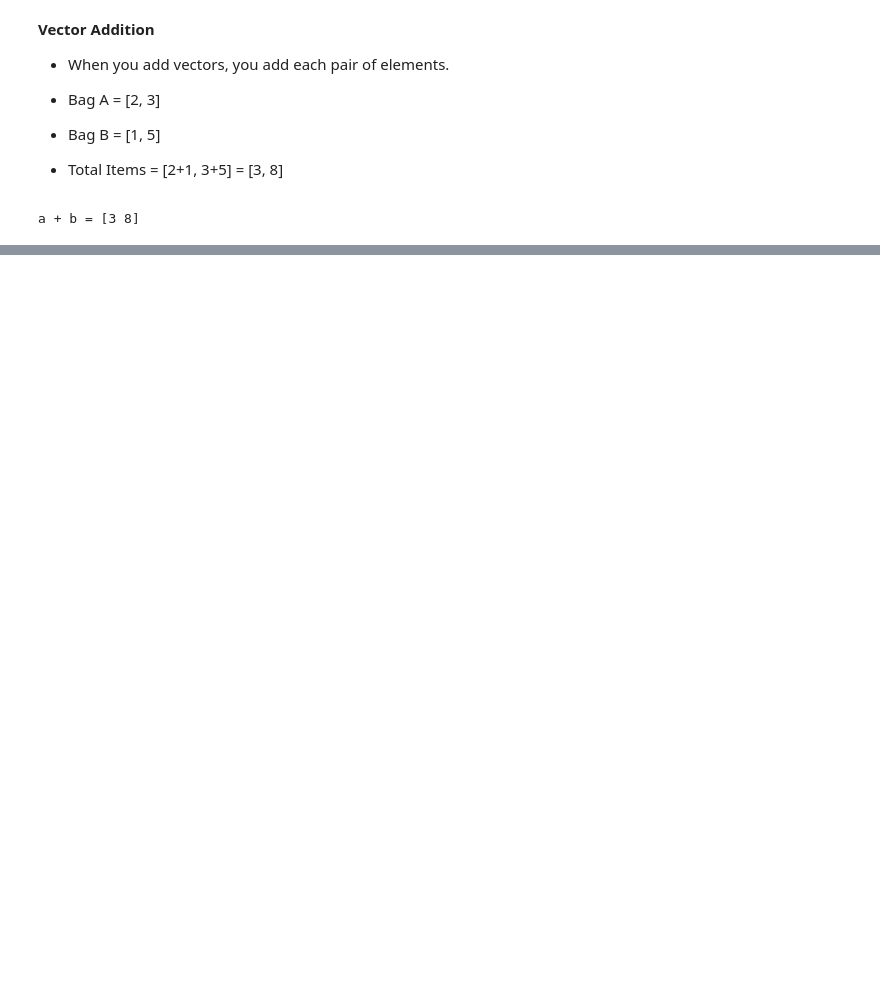
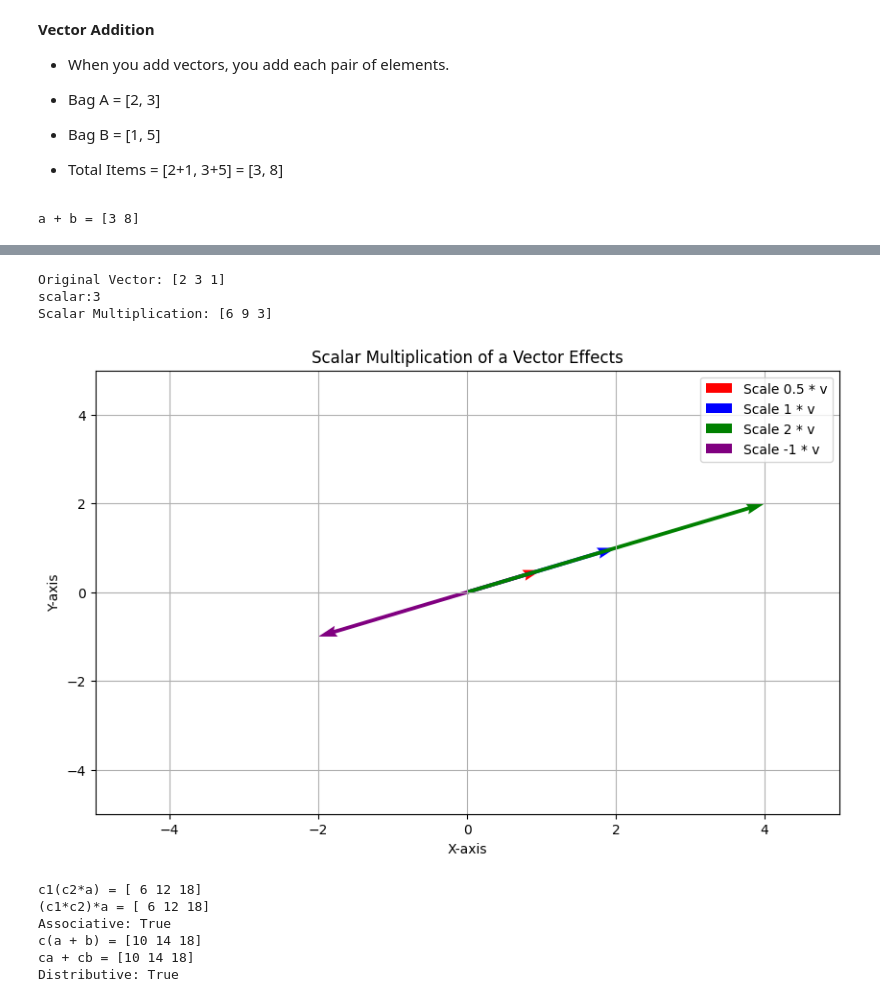
Before and after one commit to DuoDduo/AI-fellowship-module-2, a Jupyter notebook: working_with_numpy/linear_algebra.ipynb, the cells around one changed output, grey strips where cells are left out. Drawn from its saved outputs; the diff is of its cells as text; code cells hidden in the pictures; blank space fills up the shorter version.

```diff
--- a/working_with_numpy/linear_algebra.ipynb
+++ b/working_with_numpy/linear_algebra.ipynb
@@ -70,0 +132,63 @@ print(f"a + b: {vector_sum}")
+# %%
+# scalar multiplication
+vector = np.array([2, 3, 1])
+scalar = 3
+
+scalar_vector = scalar * vector
+print(f"Original Vector: {vector}")
+print(f"scalar:{scalar}")
+print(f"Scalar Multiplication: {scalar_vector}")
+
+# geometric interpretation in 2D
+original_2d = np.array([2, 1])
+scales = [0.5, 1, 2, -1]
+
+
+plt.figure(figsize = (10, 6))
+colors = ["red", "blue", "green", "purple"]
+
+for i, scale in enumerate(scales):
+    scaled_vector = scale * original_2d
+    plt.quiver(0, 0, scaled_vector[0], scaled_vector[1], angles='xy', scale_units='xy', scale=1,
+               color=colors[i], label=f'Scale {scale} * v', width = 0.005)
+
+
+plt.xlim(-5, 5)
+plt.ylim(-5, 5)
+plt.grid(True)
+plt.title('Scalar Multiplication of a Vector Effects')
+plt.xlabel('X-axis')
+plt.ylabel('Y-axis')
+plt.legend()
+plt.show()
+# %% [output]
+Original Vector: [2 3 1]
+scalar:3
+Scalar Multiplication: [6 9 3]
+[figure, added]
+# %%
+
+# Properties of scalar multiplication
+a = np.array([1, 2, 3])
+c1, c2 = 2, 3
+
+# Associative: c1(c2*a) = (c1*c2)*a
+left = c1 * (c2 * a)
+right = (c1 * c2) * a
+print(f"c1(c2*a) = {left}")
+print(f"(c1*c2)*a = {right}")
+print(f"Associative: {np.array_equal(left, right)}")
+
+# Distributive over vector addition: c(a + b) = ca + cb
+left = c1 * (a + b)
+right = c1 * a + c1 * b
+print(f"c(a + b) = {left}")
+print(f"ca + cb = {right}")
+print(f"Distributive: {np.array_equal(left, right)}")
+# %% [output]
+c1(c2*a) = [ 6 12 18]
+(c1*c2)*a = [ 6 12 18]
+Associative: True
+c(a + b) = [10 14 18]
+ca + cb = [10 14 18]
+Distributive: True
```
Also changed, not shown: parts of 69 cells of this notebook, 1 other file.
